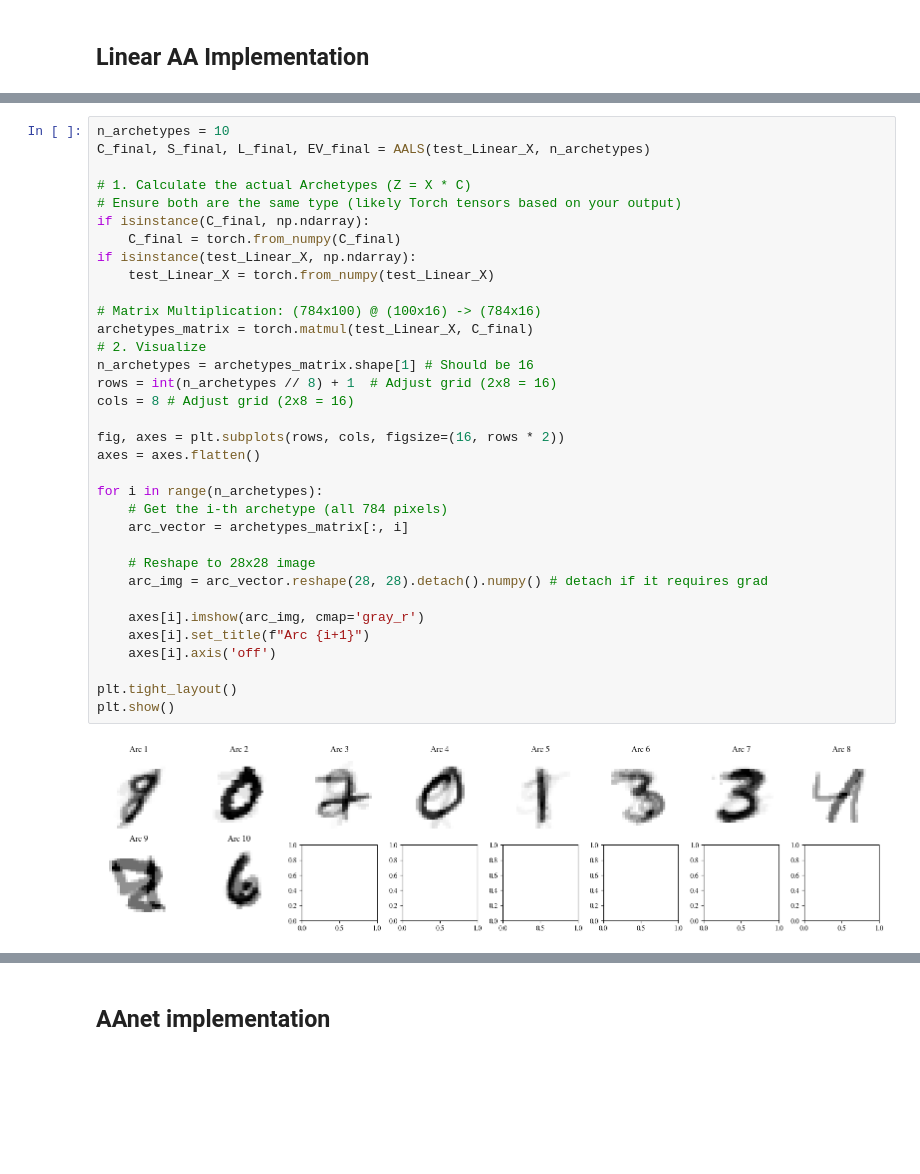
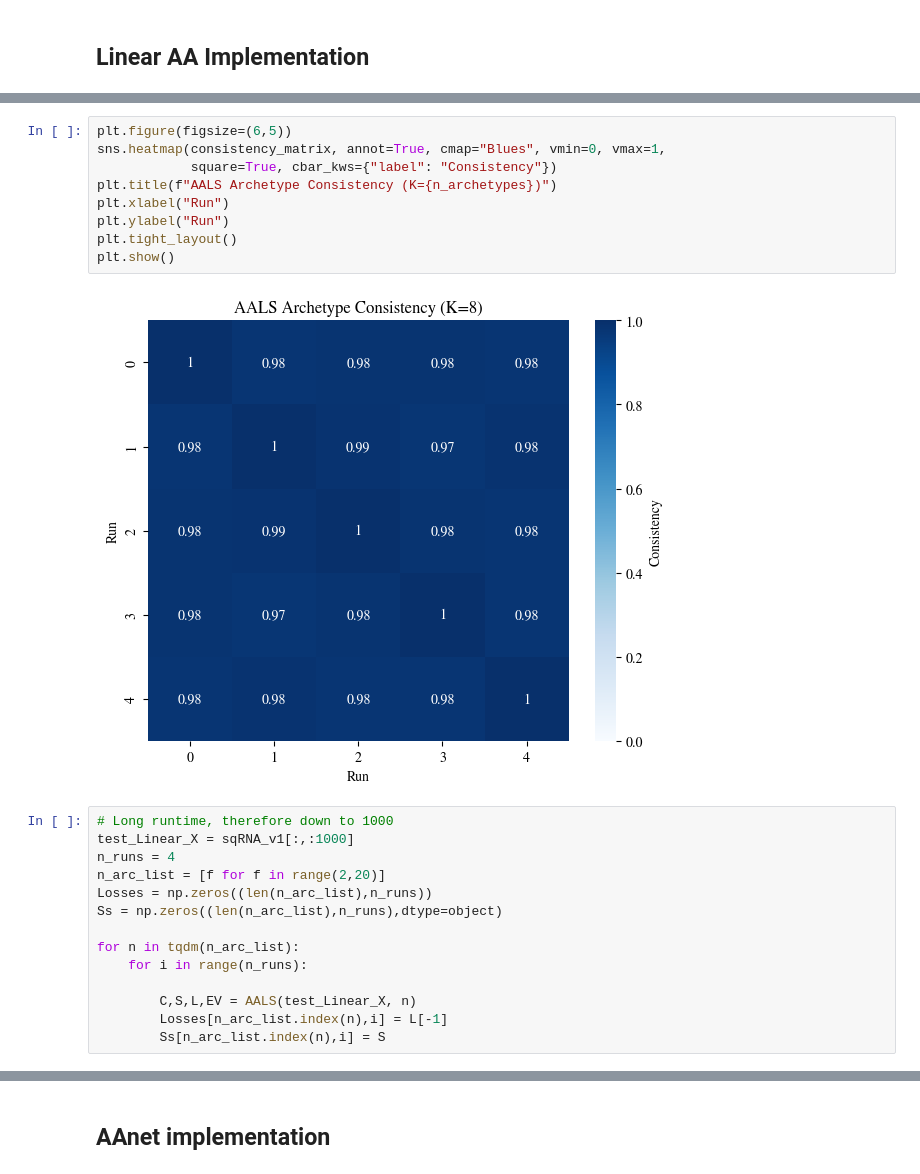
Before and after one commit to Emmsiiii/Deep-Learning-deep_archetypal_analysis, a Jupyter notebook: Project_final.ipynb, the cells around one changed output, grey strips where cells are left out. Cells and saved outputs as stored; diff of their text form; blank space fills up the shorter version.

```diff
--- a/Project_final.ipynb
+++ b/Project_final.ipynb
@@ -314,36 +418,25 @@ plot_nmi_stability(NMI,n_arc_list, 'Real Dataset','MNIST',colors)
+# %%
+plt.figure(figsize=(6,5))
+sns.heatmap(consistency_matrix, annot=True, cmap="Blues", vmin=0, vmax=1,
+            square=True, cbar_kws={"label": "Consistency"})
+plt.title(f"AALS Archetype Consistency (K={n_archetypes})")
+plt.xlabel("Run")
+plt.ylabel("Run")
+plt.tight_layout()
+plt.show()
+# %% [output]
+[figure, added]
 # %%
-n_archetypes = 10
-C_final, S_final, L_final, EV_final = AALS(test_Linear_X, n_archetypes)
+# Long runtime, therefore down to 1000
+test_Linear_X = sqRNA_v1[:,:1000]
+n_runs = 4
+n_arc_list = [f for f in range(2,20)]
+Losses = np.zeros((len(n_arc_list),n_runs))
+Ss = np.zeros((len(n_arc_list),n_runs),dtype=object)
 
-# 1. Calculate the actual Archetypes (Z = X * C)
-# Ensure both are the same type (likely Torch tensors based on your output)
-if isinstance(C_final, np.ndarray):
-    C_final = torch.from_numpy(C_final)
-if isinstance(test_Linear_X, np.ndarray):
-    test_Linear_X = torch.from_numpy(test_Linear_X)
+for n in tqdm(n_arc_list):
+    for i in range(n_runs):
 
-# Matrix Multiplication: (784x100) @ (100x16) -> (784x16)
-archetypes_matrix = torch.matmul(test_Linear_X, C_final)
-# 2. Visualize
-n_archetypes = archetypes_matrix.shape[1] # Should be 16
-rows = int(n_archetypes // 8) + 1  # Adjust grid (2x8 = 16)
-cols = 8 # Adjust grid (2x8 = 16)
-
-fig, axes = plt.subplots(rows, cols, figsize=(16, rows * 2))
-axes = axes.flatten()
-
-for i in range(n_archetypes):
-    # Get the i-th archetype (all 784 pixels)
-    arc_vector = archetypes_matrix[:, i]
-
-    # Reshape to 28x28 image
-    arc_img = arc_vector.reshape(28, 28).detach().numpy() # detach if it requires grad
-
-    axes[i].imshow(arc_img, cmap='gray_r')
-    axes[i].set_title(f"Arc {i+1}")
-    axes[i].axis('off')
-
-plt.tight_layout()
-plt.show()
+        C,S,L,EV = AALS(test_Linear_X, n)
+        Losses[n_arc_list.index(n),i] = L[-1]
+        Ss[n_arc_list.index(n),i] = S
-# %% [output]
-[figure, removed]
```
Also changed, not shown: parts of 33 cells of this notebook, 24 other files.
